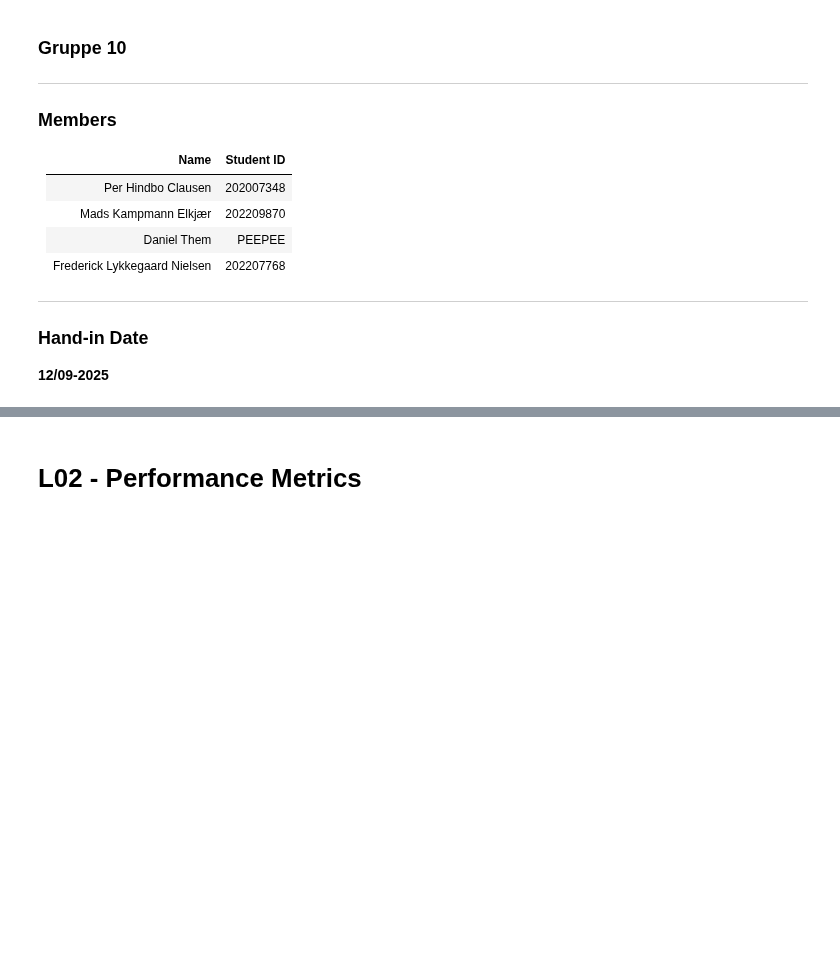
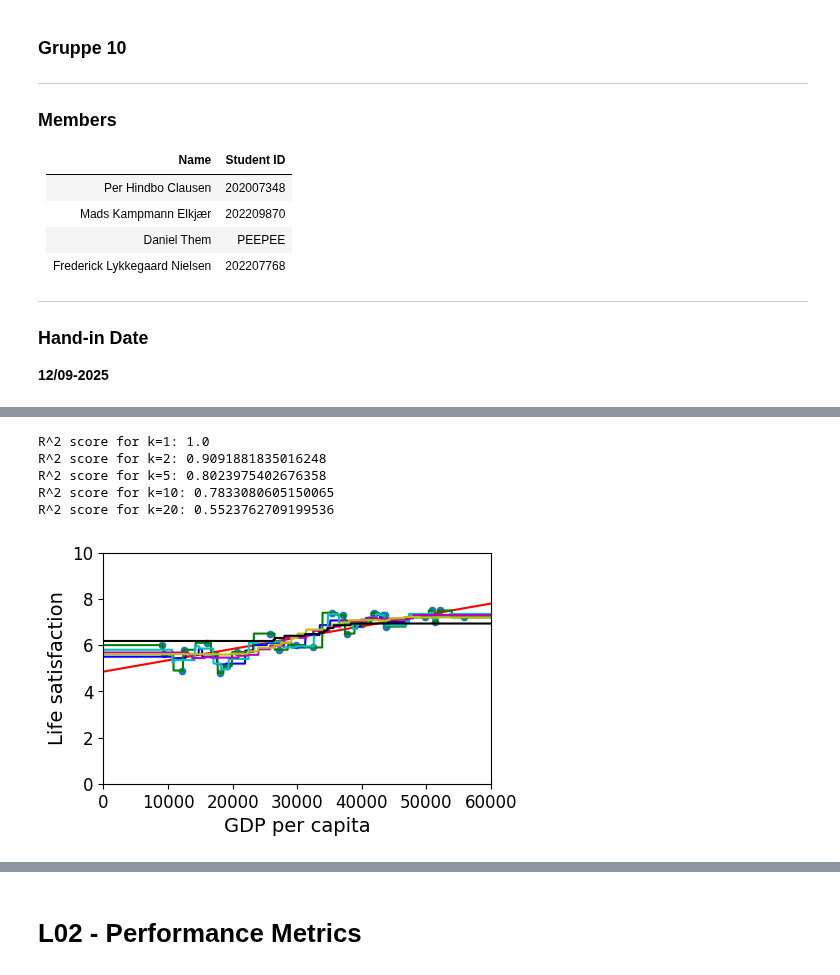
Before and after one commit to madskelkjaer/SWMAL, a Jupyter notebook: Journal/SWMAL_Grp10.ipynb, the cells around one changed output, grey strips where cells are left out. Cells and saved outputs as stored; diff of their text form; code cells hidden in the pictures; blank space fills up the shorter version.

```diff
--- a/Journal/SWMAL_Grp10.ipynb
+++ b/Journal/SWMAL_Grp10.ipynb
@@ -25,0 +256,4 @@
+# %%
+# Using the KNeighborsRegressor instead of LinearRegression.
+knn = sklearn.neighbors.KNeighborsRegressor(n_neighbors=3) # Setting k=3, so we look at the 3 closest neighbors to make predictions
+knn.fit(X, y)
@@ -25,0 +280,74 @@
+# %%
+from sklearn.neighbors import KNeighborsRegressor
+
+
+sample_data.plot(kind='scatter', x="GDP per capita", y='Life satisfaction', figsize=(5,3))
+plt.axis([0, 60000, 0, 10])
+
+# create an test matrix M, with the same dimensionality as X, and in the range [0;60000]
+# and a step size of your choice
+m=np.linspace(0, 60000, 1000)
+M=np.empty([m.shape[0],1])
+M[:,0]=m
+
+# from this test M data, predict the y values via the lin.reg. and k-nearest models
+y_pred_lin = model.predict(M)
+y_pred_knn = knn.predict(M)   # ASSUMING the variable name 'knn' of your KNeighborsRegressor
+
+# use plt.plot to plot x-y into the sample_data plot..
+plt.plot(m, y_pred_lin, "r")
+plt.plot(m, y_pred_knn, "b")
+
+# For k = 1
+knn = KNeighborsRegressor(n_neighbors=1)
+knn.fit(X, y)
+y_pred_knn_1 = knn.predict(M)
+plt.plot(m, y_pred_knn_1, "g")
+# R score:
+r2_score_knn_1 = knn.score(X, y)
+print(f"R^2 score for k=1: {r2_score_knn_1}")
+
+# For k = 2
+knn = KNeighborsRegressor(n_neighbors=2)
+knn.fit(X, y)
+y_pred_knn_2 = knn.predict(M)
+plt.plot(m, y_pred_knn_2, "c")
+# R score:
+r2_score_knn_2 = knn.score(X, y)
+print(f"R^2 score for k=2: {r2_score_knn_2}")
+
+# For k = 5
+knn = KNeighborsRegressor(n_neighbors=5)
+knn.fit(X, y)
+y_pred_knn_5 = knn.predict(M)
+plt.plot(m, y_pred_knn_5, "m")
+# R score:
+r2_score_knn_5 = knn.score(X, y)
+print(f"R^2 score for k=5: {r2_score_knn_5}")
+
+# For k = 10
+knn = KNeighborsRegressor(n_neighbors=10)
+knn.fit(X, y)
+y_pred_knn_10 = knn.predict(M)
+plt.plot(m, y_pred_knn_10, "y")
+# R score:
+r2_score_knn_10 = knn.score(X, y)
+print(f"R^2 score for k=10: {r2_score_knn_10}")
+
+# For k = 20
+knn = KNeighborsRegressor(n_neighbors=20)
+knn.fit(X, y)
+y_pred_knn_20 = knn.predict(M)
+plt.plot(m, y_pred_knn_20, "k")
+# R score:
+r2_score_knn_20 = knn.score(X, y)
+print(f"R^2 score for k=20: {r2_score_knn_20}")
+
+plt.show()
+# %% [output]
+R^2 score for k=1: 1.0
+R^2 score for k=2: 0.9091881835016248
+R^2 score for k=5: 0.8023975402676358
+R^2 score for k=10: 0.7833080605150065
+R^2 score for k=20: 0.5523762709199536
+[figure, added]
```
Also changed, not shown: parts of 64 cells of this notebook.
